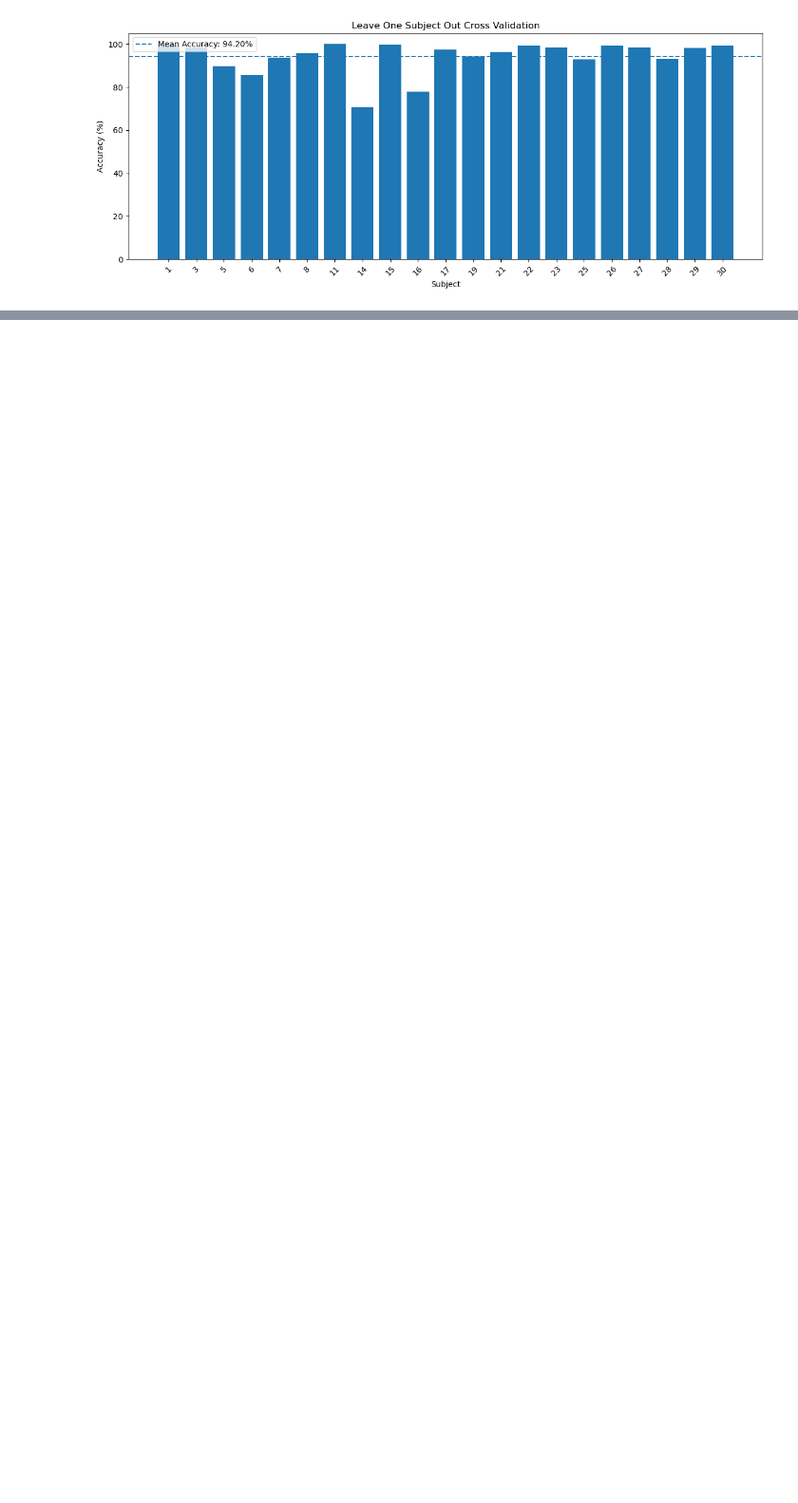
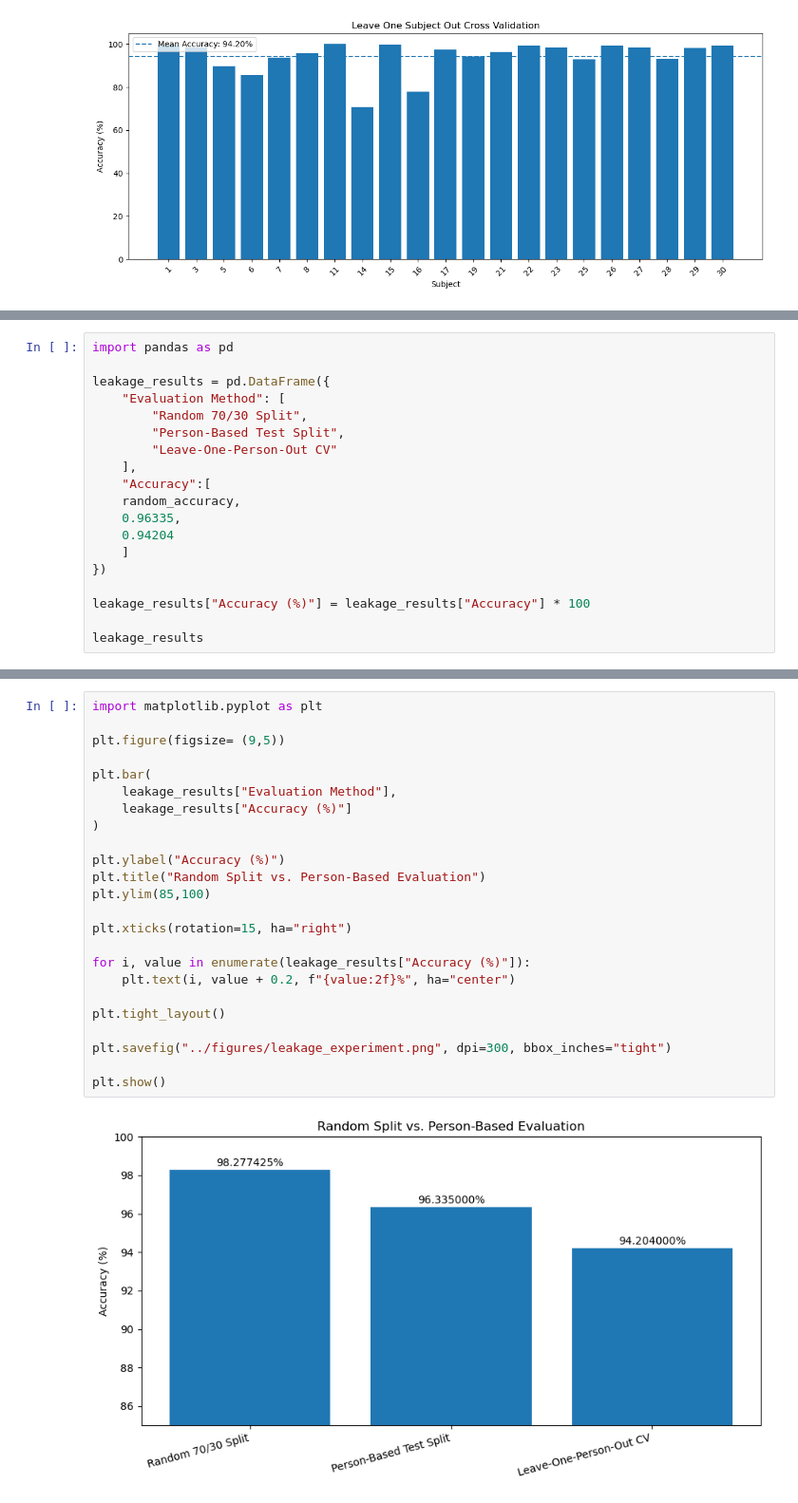
Before and after one commit to renjen/AAI501FinalTeamProject, a Jupyter notebook: notebooks/C_clustering_generalization.ipynb, the cells around one changed output, grey strips where cells are left out. Shown at 95% size. Drawn from its saved outputs; the diff is of its cells as text; blank space fills up the shorter version.

Commit message:
leakage experiment

```diff
--- a/notebooks/C_clustering_generalization.ipynb
+++ b/notebooks/C_clustering_generalization.ipynb
@@ -550,0 +602,19 @@ plt.tight_layout()
+# %%
+import pandas as pd
+
+leakage_results = pd.DataFrame({
+    "Evaluation Method": [
+        "Random 70/30 Split",
+        "Person-Based Test Split",
+        "Leave-One-Person-Out CV"
+    ],
+    "Accuracy":[
+    random_accuracy,
+    0.96335,
+    0.94204
+    ]
+})
+
+leakage_results["Accuracy (%)"] = leakage_results["Accuracy"] * 100
+
+leakage_results
@@ -550,0 +626,26 @@ plt.tight_layout()
+# %%
+import matplotlib.pyplot as plt
+
+plt.figure(figsize= (9,5))
+
+plt.bar(
+    leakage_results["Evaluation Method"],
+    leakage_results["Accuracy (%)"]
+)
+
+plt.ylabel("Accuracy (%)")
+plt.title("Random Split vs. Person-Based Evaluation")
+plt.ylim(85,100)
+
+plt.xticks(rotation=15, ha="right")
+
+for i, value in enumerate(leakage_results["Accuracy (%)"]):
+    plt.text(i, value + 0.2, f"{value:2f}%", ha="center")
+
+plt.tight_layout()
+
+plt.savefig("../figures/leakage_experiment.png", dpi=300, bbox_inches="tight")
+
+plt.show()
+# %% [output]
+[figure, added]
```
Also changed, not shown: parts of 5 cells of this notebook, 2 other files.
